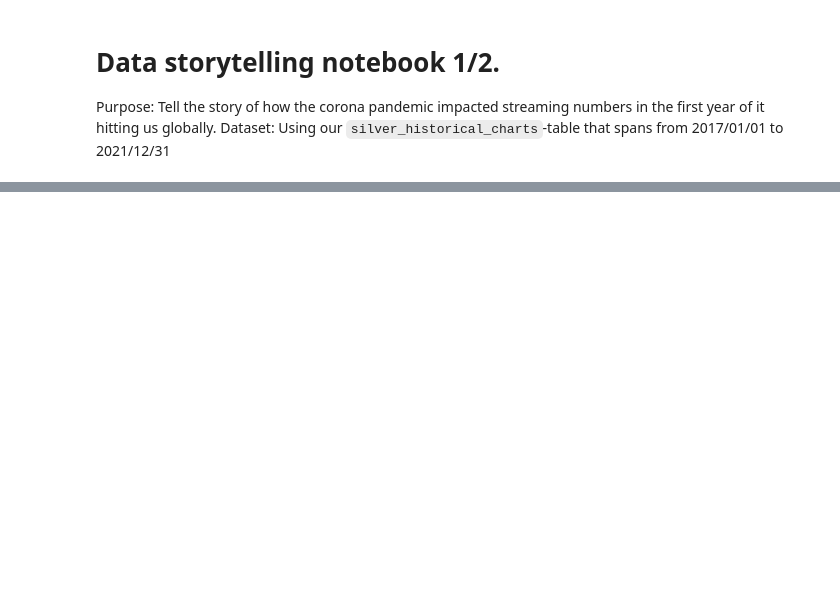
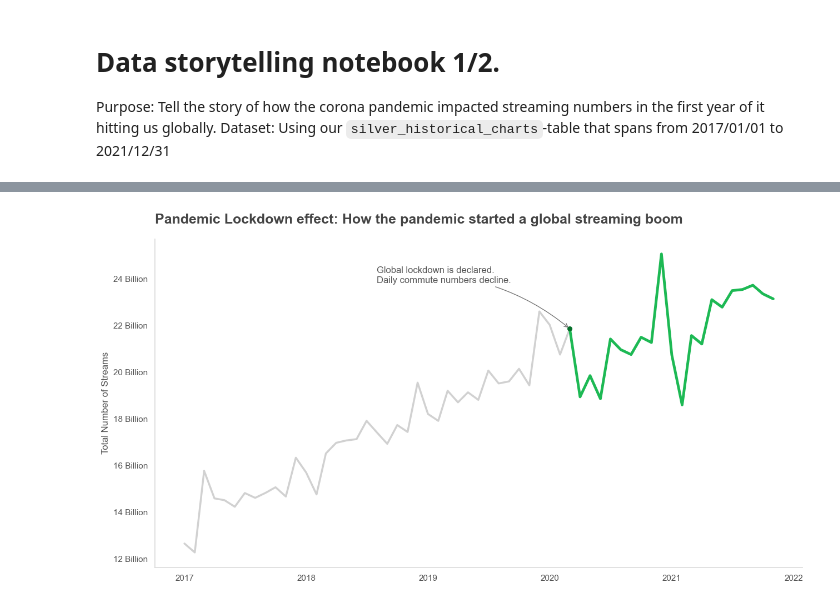
Before and after one commit to JohnnyHyytiainen/DEUX2025_music_project, a Jupyter notebook: notebooks/pandemic_storytelling_visualisation.ipynb, the cells around one changed output, grey strips where cells are left out. Cells and saved outputs as stored; diff of their text form; code cells hidden in the pictures; blank space fills up the shorter version.

```diff
--- a/notebooks/pandemic_storytelling_visualisation.ipynb
+++ b/notebooks/pandemic_storytelling_visualisation.ipynb
@@ -33,0 +68,64 @@ con.close()
+# %%
+# Skapa en kopia (df_plot) Så att plotten ej förändras vid varje körning.
+# Skumt beteende med notebook när jag körde cellen flera gånger, varje körning försvann månad efter månad efter månad.
+df_plot = df_trend.iloc[:-1].copy()
+
+# Säkerställ datetime för X-axeln på kopian ovanför
+df_plot['month'] = pd.to_datetime(df_plot['month'])
+
+# Ren och vit bakgrund
+sns.set_theme(style="white")
+fig, ax = plt.subplots(figsize=(13, 7))
+
+# Rita grundlinjen (grå som KC pratade om i klassrummet)
+sns.lineplot(data=df_plot, x='month', y='total_streams', color='#d1d1d1', linewidth=2.5, ax=ax)
+
+# STORYTELLING: Pandemi-overlay (SPOTIFY grön)
+pandemic_start = pd.to_datetime('2020-03-01')
+df_pandemic = df_plot[df_plot['month'] >= pandemic_start]
+sns.lineplot(data=df_pandemic, x='month', y='total_streams', color='#1DB954', linewidth=3.5, ax=ax)
+
+# DECLUTTERING: Göm ramarna helt
+ax.spines['top'].set_visible(False)
+ax.spines['right'].set_visible(False)
+ax.spines['left'].set_color('#dddddd')
+ax.spines['bottom'].set_color('#dddddd')
+
+# ANNOTERING
+# Hämtar Y-värdet för mars 2020 från kopian högst upp
+y_value_march = df_plot.loc[df_plot['month'] == pandemic_start, 'total_streams'].values[0]
+
+# Den gröna punkten
+plt.scatter(pandemic_start, y_value_march, color="#056F2A", s=30, zorder=5)
+
+# Text och pilen
+plt.annotate(
+    "Global lockdown is declared.\nDaily commute numbers decline.",
+    xy=(pandemic_start, y_value_march),
+    xytext=(pd.to_datetime('2018-08-01'), y_value_march * 1.09),
+    arrowprops=dict(facecolor='#777777', edgecolor='#777777', arrowstyle="->", connectionstyle="arc3,rad=-0.15"),
+    fontsize=12,
+    color='#555555'
+)
+
+# TITEL
+plt.title("Pandemic Lockdown effect: How the pandemic started a global streaming boom",
+          fontsize=18, fontweight='bold', color='#444444', pad=20, loc='left')
+
+plt.ylabel("Total Number of Streams", fontsize=12, color='#555555')
+plt.xlabel("")
+
+# Y-AXEL UX: Gör om siffror till "Billion"
+def billion_formatter(x, pos):
+    return f"{x * 1e-9:.0f} Billion"
+
+ax.yaxis.set_major_formatter(plt.FuncFormatter(billion_formatter))
+
+# Gör färgerna på axlarnas text till "mjukt" gråa
+ax.tick_params(axis='y', colors='#555555')
+ax.tick_params(axis='x', colors='#555555')
+
+plt.tight_layout()
+plt.show()
+# %% [output]
+[figure, added]
```
Also changed, not shown: parts of 3 cells of this notebook.
